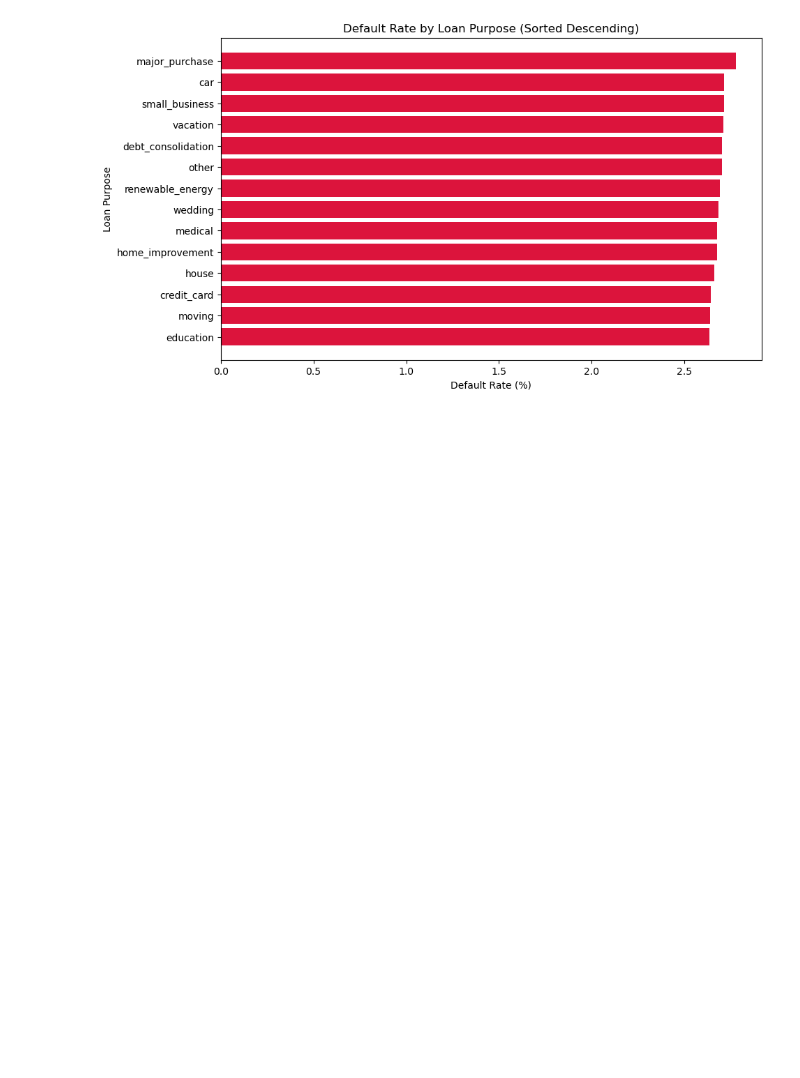
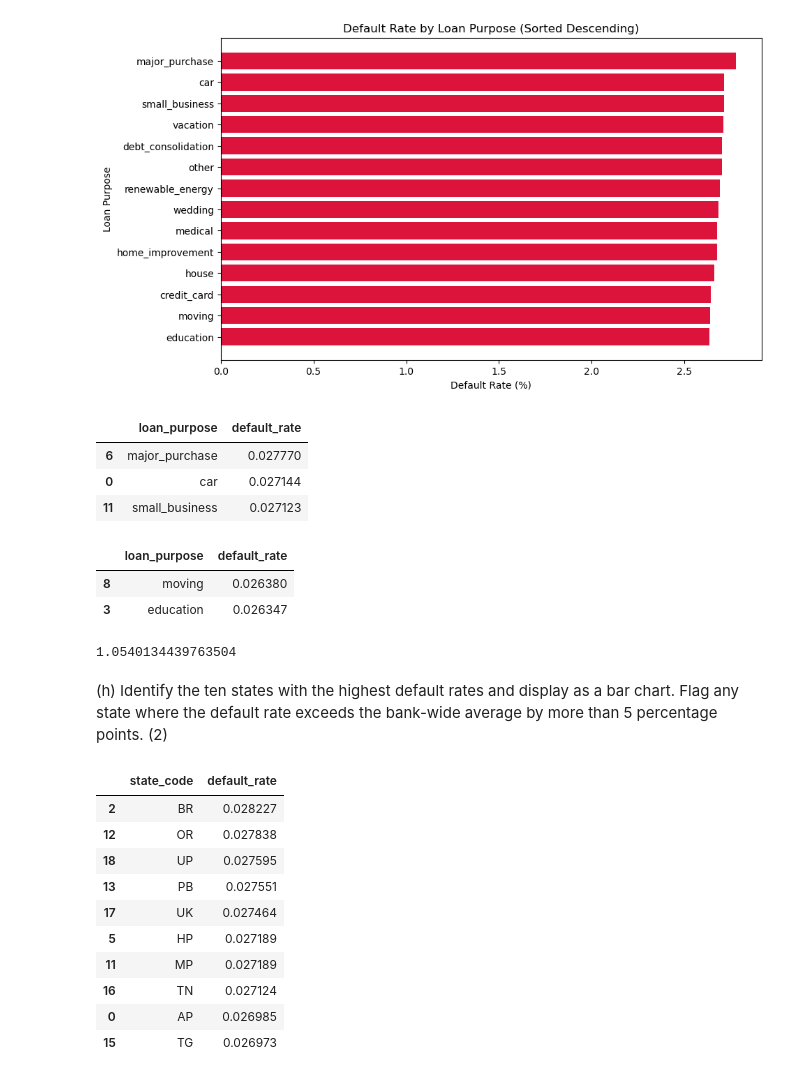
Before and after one commit to Payal10-Git/finalEDA, a Jupyter notebook: EDA_FINAL_35.ipynb, the cells around one changed output. Drawn from its saved outputs; the diff is of its cells as text; code cells hidden in the pictures; blank space fills up the shorter version.

```diff
--- a/EDA_FINAL_35.ipynb
+++ b/EDA_FINAL_35.ipynb
@@ -1413,3 +1416,29 @@ plt.gca().invert_yaxis()  # highest at top
 plt.show()
 # %% [output]
 [figure]
+# %%
+top_3 = purpose_default.head(3)
+top_3
+# %% [output]
+|  | loan_purpose | default_rate |
+| 6 | major_purchase | 0.027770 |
+| 0 | car | 0.027144 |
+| 11 | small_business | 0.027123 |
+# %%
+bottom_2 = purpose_default.tail(2)
+bottom_2
+# %% [output]
+|  | loan_purpose | default_rate |
+| 8 | moving | 0.026380 |
+| 3 | education | 0.026347 |
+# %%
+highest = purpose_default["default_rate"].max()
+lowest = purpose_default["default_rate"].min()
+
+risk_ratio = highest / lowest
+
+risk_ratio
+# %% [output]
+1.0540134439763504
+# %% [markdown]
+(h)	Identify the ten states with the highest default rates and display as a bar chart. Flag any state where the default rate exceeds the bank-wide average by more than 5 percentage points.	(2)
@@ -1415,0 +1449,15 @@ plt.show()
+# %%
+top10_states = state_default.sort_values("default_rate", ascending=False).head(10)
+top10_states
+# %% [output]
+|  | state_code | default_rate |
+| 2 | BR | 0.028227 |
+| 12 | OR | 0.027838 |
+| 18 | UP | 0.027595 |
+| 13 | PB | 0.027551 |
+| 17 | UK | 0.027464 |
+| 5 | HP | 0.027189 |
+| 11 | MP | 0.027189 |
+| 16 | TN | 0.027124 |
+| 0 | AP | 0.026985 |
+| 15 | TG | 0.026973 |
```
Also changed, not shown: parts of 94 cells of this notebook.
